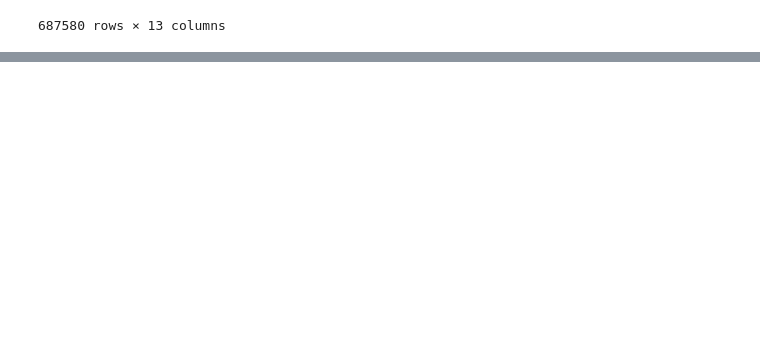
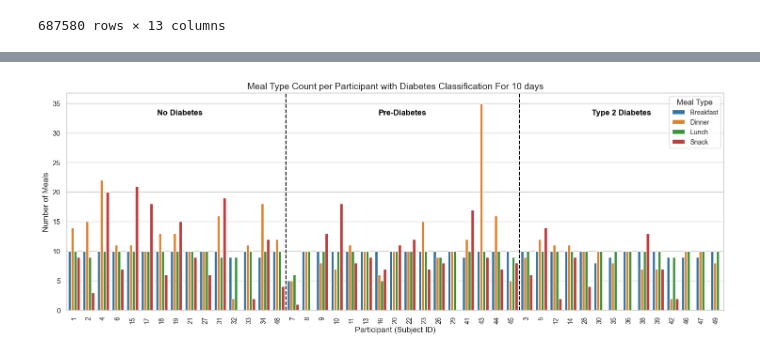
Before and after one commit to YooNice100/CGMacros, a Jupyter notebook: worko.ipynb, the cells around one changed output, grey strips where cells are left out. Cells and saved outputs as stored; diff of their text form; code cells hidden in the pictures; blank space fills up the shorter version.

```diff
--- a/worko.ipynb
+++ b/worko.ipynb
@@ -94,0 +135,46 @@ Name: subject, dtype: int64
+# %%
+meal_diabetes_df = merged_data.copy()
+
+meal_diabetes_df = meal_diabetes_df.sort_values(by=["Diabetes Status", "subject"])
+
+meal_counts = meal_diabetes_df.groupby(["subject", "Meal Type"]).size().reset_index(name="Count")
+
+subject_diabetes_status = meal_diabetes_df[["subject", "Diabetes Status"]].drop_duplicates()
+
+meal_counts = meal_counts.merge(subject_diabetes_status, on="subject", how="left")
+
+sorted_subjects = meal_counts.sort_values(by=["Diabetes Status", "subject"])["subject"].unique()
+meal_counts["subject"] = pd.Categorical(meal_counts["subject"], categories=sorted_subjects, ordered=True)
+
+sns.set(style="whitegrid")
+plt.figure(figsize=(18, 6))
+
+sns.barplot(data=meal_counts, x="subject", y="Count", hue="Meal Type", palette="tab10")
+
+diabetes_groups = meal_counts.groupby("Diabetes Status")["subject"].unique()
+boundaries = []
+last_index = 0
+for group in ["No Diabetes", "Pre-Diabetes", "Type 2 Diabetes"]:
+    if group in diabetes_groups:
+        last_index += len(diabetes_groups[group])
+        boundaries.append(last_index - 0.5)
+
+for boundary in boundaries[:-1]:
+    plt.axvline(x=boundary, color="black", linestyle="--", linewidth=1.5)
+
+midpoints = [0] + boundaries[:-1]
+labels = ["No Diabetes", "Pre-Diabetes", "Type 2 Diabetes"]
+for i, label in enumerate(labels):
+    if i < len(boundaries):
+        x_pos = (midpoints[i] + boundaries[i]) / 2
+        plt.text(x_pos, plt.ylim()[1] * 0.9, label, ha="center", fontsize=12, fontweight="bold", color="black")
+
+plt.xticks(rotation=90, fontsize=10)
+plt.xlabel("Participant (Subject ID)", fontsize=12)
+plt.ylabel("Number of Meals", fontsize=12)
+plt.title("Meal Type Count per Participant with Diabetes Classification For 10 days", fontsize=14)
+plt.legend(title="Meal Type", fontsize=10)
+
+plt.show()
+# %% [output]
+[figure, added]
```
Also changed, not shown: parts of 7 cells of this notebook.
